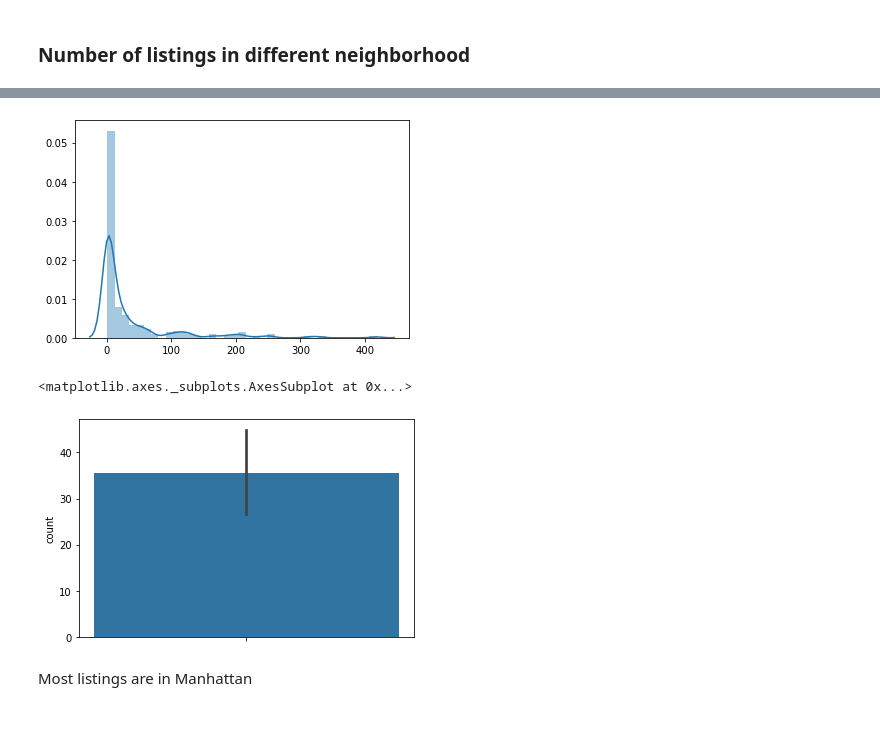
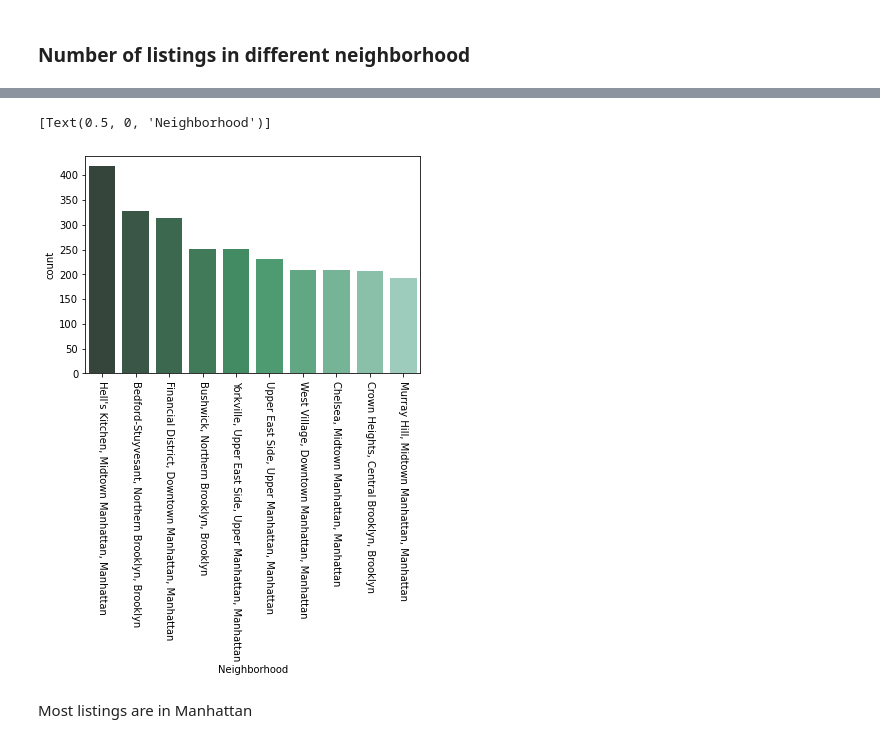
Before and after one commit to DoctorDatah/Apartments-Listings-NYC-Analysis-and-Modeling, a Jupyter notebook: 3-Exploratory-Data-Analysis.ipynb, the cells around one changed output, grey strips where cells are left out. Drawn from its saved outputs; the diff is of its cells as text; code cells hidden in the pictures.

```diff
--- a/3-Exploratory-Data-Analysis.ipynb
+++ b/3-Exploratory-Data-Analysis.ipynb
@@ -77,12 +78,12 @@ nhood_listings_number.head(10)
-# %%
-sns.distplot(nhood_listings_number);
-# %% [output]
-[figure, removed]
-# %%
-sns.barplot(x= y="count", data=nhood_listings_number)
-# %% [output]
-<matplotlib.axes._subplots.AxesSubplot at 0x...>
-[figure, removed]
+# %%
+fig = sns.barplot(x="neighborhood" ,y="count", data=nhood_listings_number[0:10],palette="BuGn_d")
+_ = fig.set_xticklabels(fig.get_xticklabels(), rotation=270)
+fig.set(xlabel='Neighborhood')
+
+# plt.savefig(r'images\most_listings_top_10.png')
+# %% [output]
+[Text(0.5, 0, 'Neighborhood')]
+[figure, added]
 # %% [markdown]
 Most listings are in Manhattan
 # %% [markdown]
```
Also changed, not shown: parts of 3 cells of this notebook, 3 other files.
